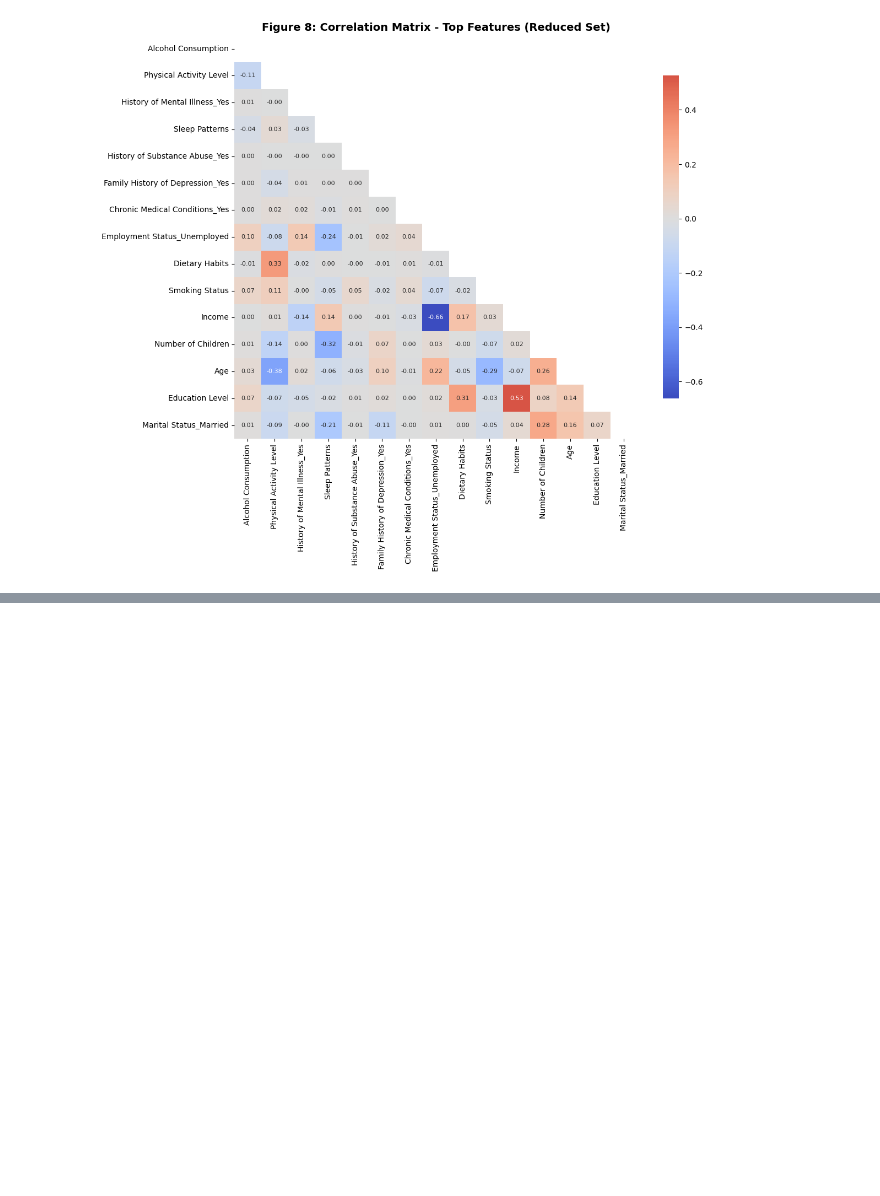
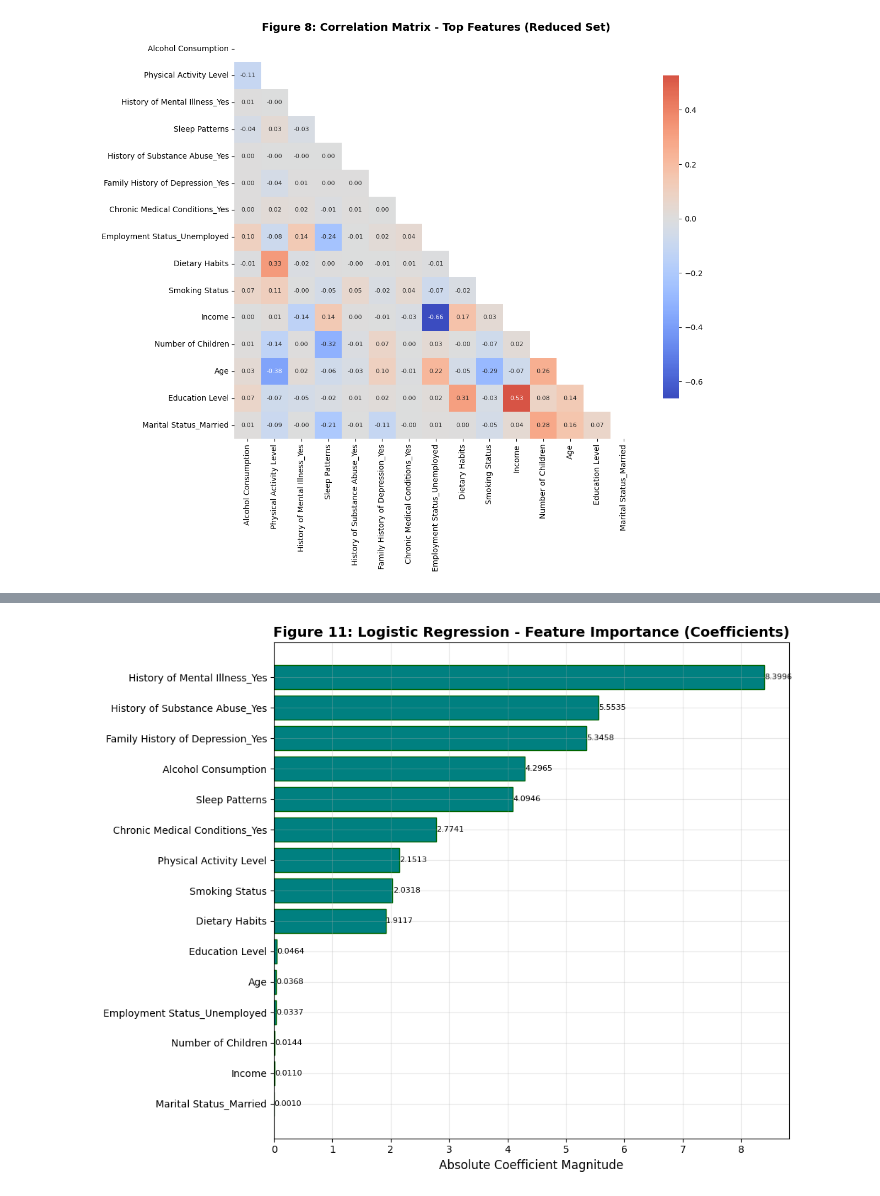
Before and after one commit to Tauhid-Topu-007/Depression-dataset, a Jupyter notebook: Depression.ipynb, the cells around one changed output, grey strips where cells are left out. Saved outputs shown, nothing was run; the diff lists cells and outputs as text; code cells hidden in the pictures; blank space fills up the shorter version.

```diff
--- a/Depression.ipynb
+++ b/Depression.ipynb
@@ -636,0 +836,94 @@ plt.close()
+# %%
+plt.figure(figsize=(10, 8))
+
+# Check for different types of feature importance
+if hasattr(best_model, 'feature_importances_'):
+    # For tree-based models (Random Forest, XGBoost, Gradient Boost)
+    importance_df = pd.DataFrame({
+        'feature': X.columns,
+        'importance': best_model.feature_importances_
+    }).sort_values('importance', ascending=True).tail(15)
+
+    bars = plt.barh(importance_df['feature'], importance_df['importance'],
+                    color='teal', edgecolor='darkgreen')
+    plt.xlabel('Feature Importance', fontsize=12)
+    plt.title(f'Figure 11: {best_model_name} - Feature Importance', fontsize=14, fontweight='bold')
+    plt.grid(True, alpha=0.3)
+
+    # Add value labels on bars
+    for bar, imp in zip(bars, importance_df['importance']):
+        plt.text(imp + 0.002, bar.get_y() + bar.get_height()/2,
+                f'{imp:.4f}', va='center', fontsize=8)
+
+elif hasattr(best_model, 'coef_'):
+    # For linear models (Logistic Regression)
+    importance_df = pd.DataFrame({
+        'feature': X.columns,
+        'importance': np.abs(best_model.coef_[0])
+    }).sort_values('importance', ascending=True).tail(15)
+
+    bars = plt.barh(importance_df['feature'], importance_df['importance'],
+                    color='teal', edgecolor='darkgreen')
+    plt.xlabel('Absolute Coefficient Magnitude', fontsize=12)
+    plt.title(f'Figure 11: {best_model_name} - Feature Importance (Coefficients)',
+              fontsize=14, fontweight='bold')
+    plt.grid(True, alpha=0.3)
+
+    # Add value labels on bars
+    for bar, imp in zip(bars, importance_df['importance']):
+        plt.text(imp + 0.002, bar.get_y() + bar.get_height()/2,
+                f'{imp:.4f}', va='center', fontsize=8)
+
+elif hasattr(best_model, 'coefs_'):
+    # For neural networks (MLP Classifier) - use permutation importance or coefficient magnitude
+    # For simplicity, we'll use the absolute mean of weights from first layer
+    if hasattr(best_model, 'coefs_'):
+        first_layer_weights = np.abs(best_model.coefs_[0]).mean(axis=1)
+        importance_df = pd.DataFrame({
+            'feature': X.columns,
+            'importance': first_layer_weights
+        }).sort_values('importance', ascending=True).tail(15)
+
+        bars = plt.barh(importance_df['feature'], importance_df['importance'],
+                        color='teal', edgecolor='darkgreen')
+        plt.xlabel('Mean Absolute Weight (First Layer)', fontsize=12)
+        plt.title(f'Figure 11: {best_model_name} - Feature Importance (Neural Network)',
+                  fontsize=14, fontweight='bold')
+        plt.grid(True, alpha=0.3)
+
+        # Add value labels on bars
+        for bar, imp in zip(bars, importance_df['importance']):
+            plt.text(imp + 0.002, bar.get_y() + bar.get_height()/2,
+                    f'{imp:.4f}', va='center', fontsize=8)
+
+else:
+    # If no built-in feature importance, use permutation importance
+    print("Computing permutation importance for model...")
+    from sklearn.inspection import permutation_importance
+
+    perm_importance = permutation_importance(best_model, X_test_scaled, y_test,
+                                            n_repeats=10, random_state=42, n_jobs=-1)
+
+    importance_df = pd.DataFrame({
+        'feature': X.columns,
+        'importance': perm_importance.importances_mean
+    }).sort_values('importance', ascending=True).tail(15)
+
+    bars = plt.barh(importance_df['feature'], importance_df['importance'],
+                    color='teal', edgecolor='darkgreen')
+    plt.xlabel('Permutation Importance', fontsize=12)
+    plt.title(f'Figure 11: {best_model_name} - Feature Importance (Permutation)',
+              fontsize=14, fontweight='bold')
+    plt.grid(True, alpha=0.3)
+
+    # Add value labels on bars
+    for bar, imp in zip(bars, importance_df['importance']):
+        plt.text(imp + 0.002, bar.get_y() + bar.get_height()/2,
+                f'{imp:.4f}', va='center', fontsize=8)
+
+plt.tight_layout()
+plt.savefig('figure11_final_model_feature_importance.png', dpi=300, bbox_inches='tight')
+plt.show()
+plt.close()
+# %% [output]
+[figure, added]
```
Also changed, not shown: parts of 16 cells of this notebook.
